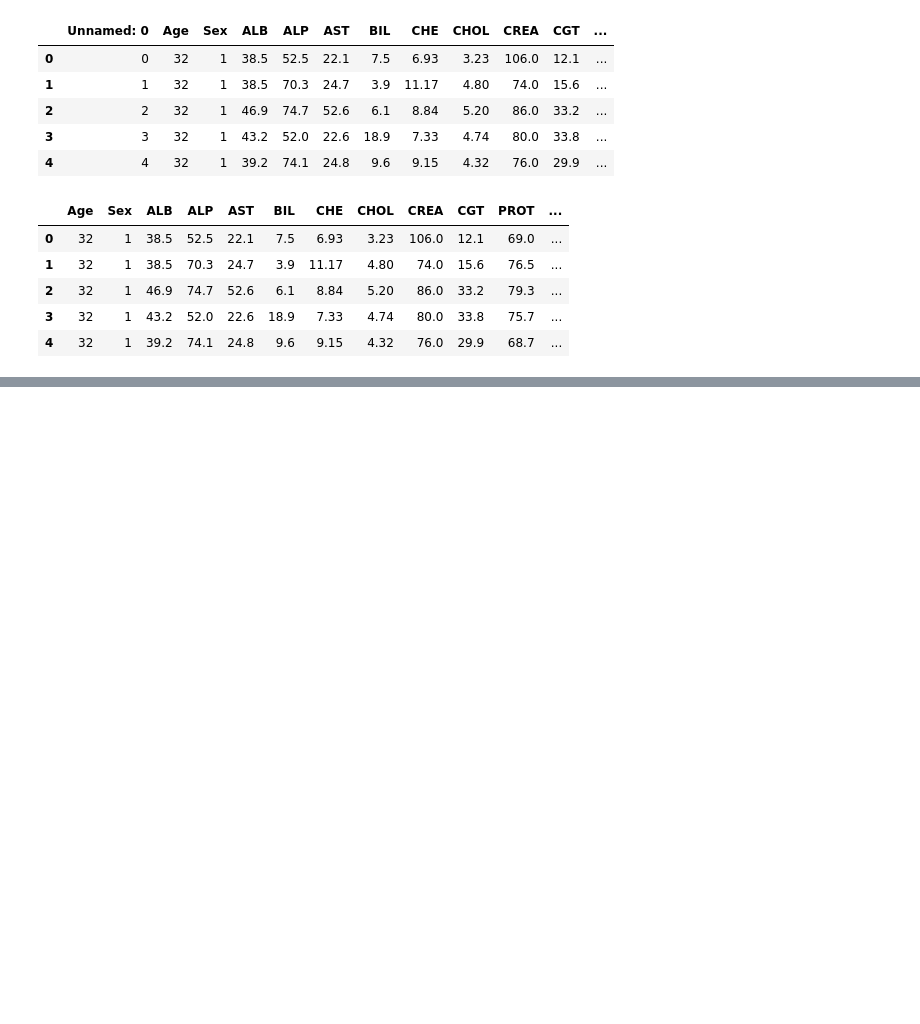
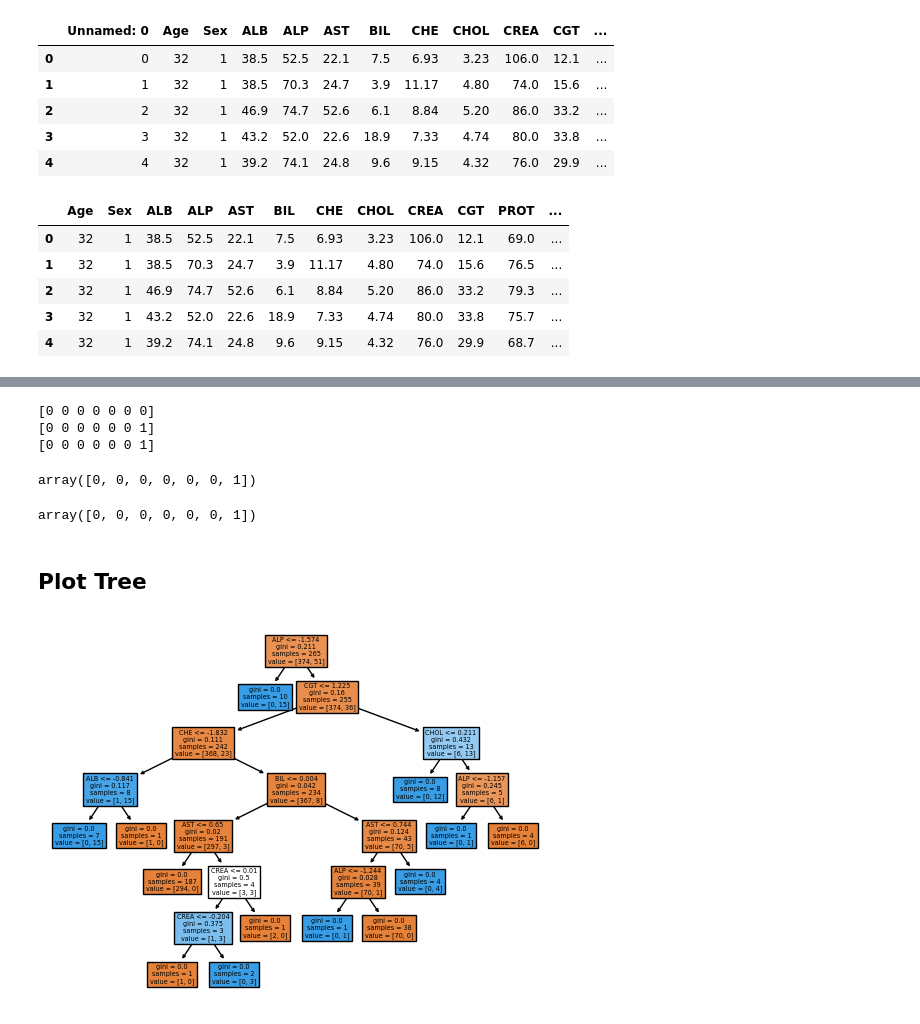
Before and after one commit to Cyngua/HCV-Data-Dashboard, a Jupyter notebook: src/model_training.ipynb, the cells around one changed output, grey strips where cells are left out. Drawn from its saved outputs; the diff is of its cells as text; code cells hidden in the pictures; blank space fills up the shorter version.

```diff
--- a/src/model_training.ipynb
+++ b/src/model_training.ipynb
@@ -315,0 +338,21 @@ plt.savefig("../figures/roc_curves.jpg")
+# %%
+# Predict suspect blood donors
+print(model_logreg.predict(hold_out_df))
+print(model_rf.predict(hold_out_df))
+print(model_xgb.predict(hold_out_df))
+# %% [output]
+[0 0 0 0 0 0 0]
+[0 0 0 0 0 0 1]
+[0 0 0 0 0 0 1]
+# %%
+# random forest
+model_rf.predict(hold_out_df)
+# %% [output]
+array([0, 0, 0, 0, 0, 0, 1])
+# %%
+# XGBoost
+model_xgb.predict(hold_out_df)
+# %% [output]
+array([0, 0, 0, 0, 0, 0, 1])
+# %% [markdown]
+## Plot Tree
@@ -315,0 +361,8 @@ plt.savefig("../figures/roc_curves.jpg")
+# %%
+fn = X.columns
+# %%
+tree.plot_tree(model_rf.estimators_[0],
+               feature_names = fn,
+               filled = True);
+# %% [output]
+[figure, added]
```
Also changed, not shown: parts of 17 cells of this notebook, 1 other file.
